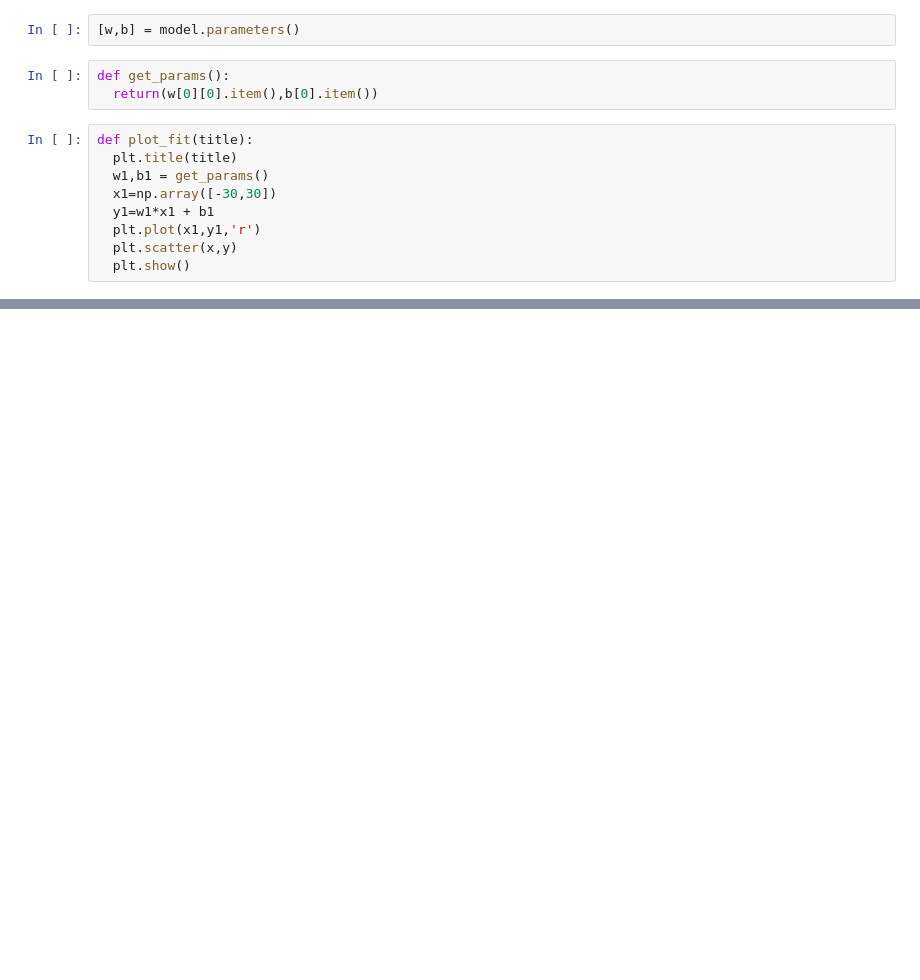
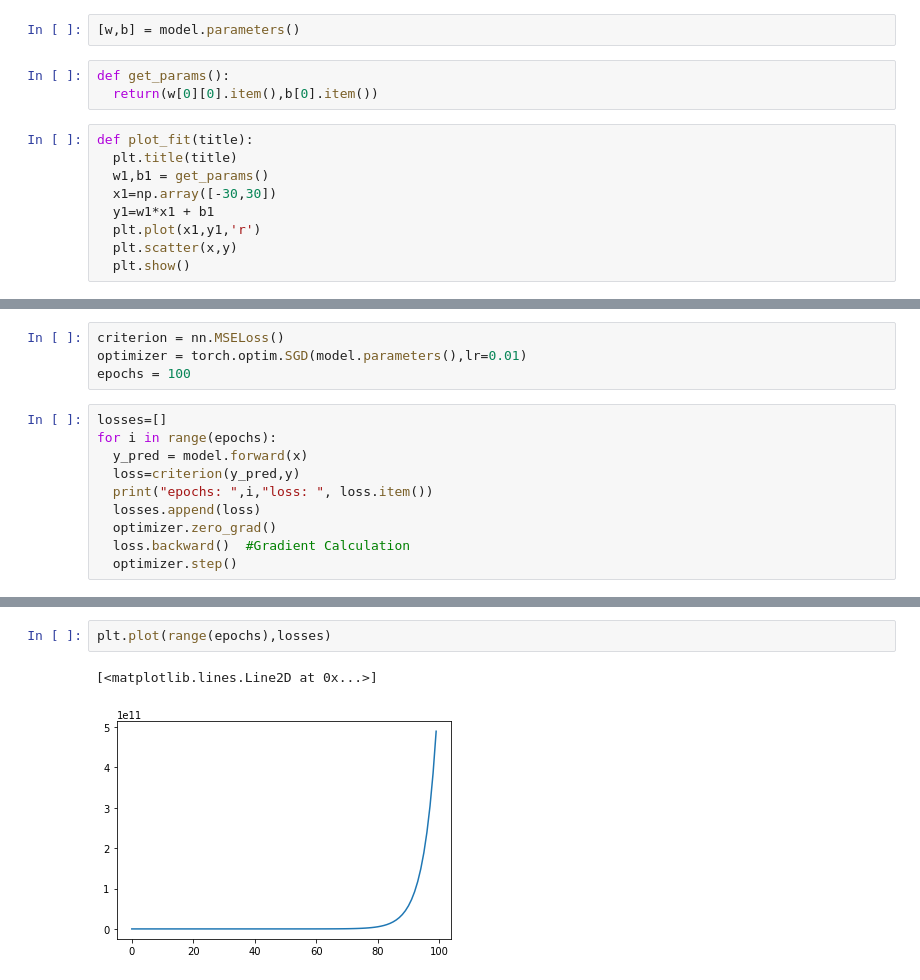
Before and after one commit to sendmail123/DataScience, a Jupyter notebook: Pytorch/LinearRegression.ipynb, the cells around one changed output, grey strips where cells are left out. Cells and saved outputs as stored; diff of their text form; blank space fills up the shorter version.

```diff
--- a/Pytorch/LinearRegression.ipynb
+++ b/Pytorch/LinearRegression.ipynb
@@ -98,0 +93,14 @@ plot_fit('Linear Fit Model')
+# %%
+criterion = nn.MSELoss()
+optimizer = torch.optim.SGD(model.parameters(),lr=0.01)
+epochs = 100
+# %%
+losses=[]
+for i in range(epochs):
+  y_pred = model.forward(x)
+  loss=criterion(y_pred,y)
+  print("epochs: ",i,"loss: ", loss.item())
+  losses.append(loss)
+  optimizer.zero_grad()
+  loss.backward()  #Gradient Calculation
+  optimizer.step()
@@ -98,0 +125,5 @@ plot_fit('Linear Fit Model')
+# %%
+plt.plot(range(epochs),losses)
+# %% [output]
+[<matplotlib.lines.Line2D at 0x...>]
+[figure, added]
```
Also changed, not shown: parts of 4 cells of this notebook.
